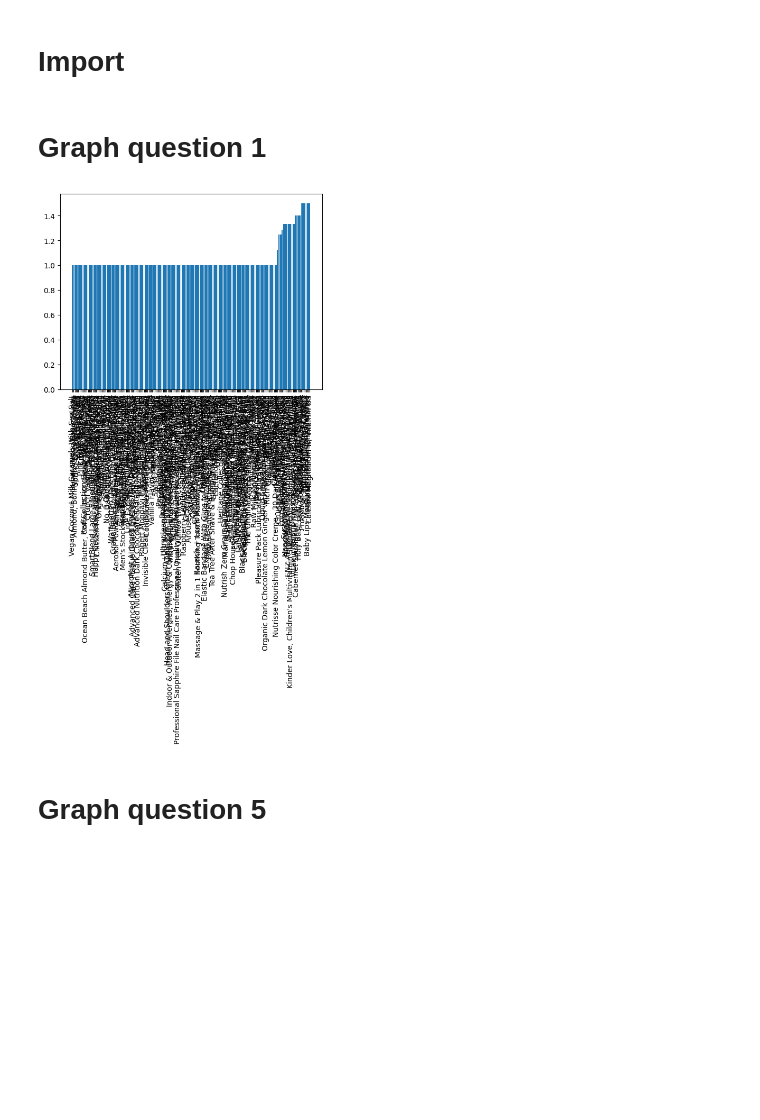
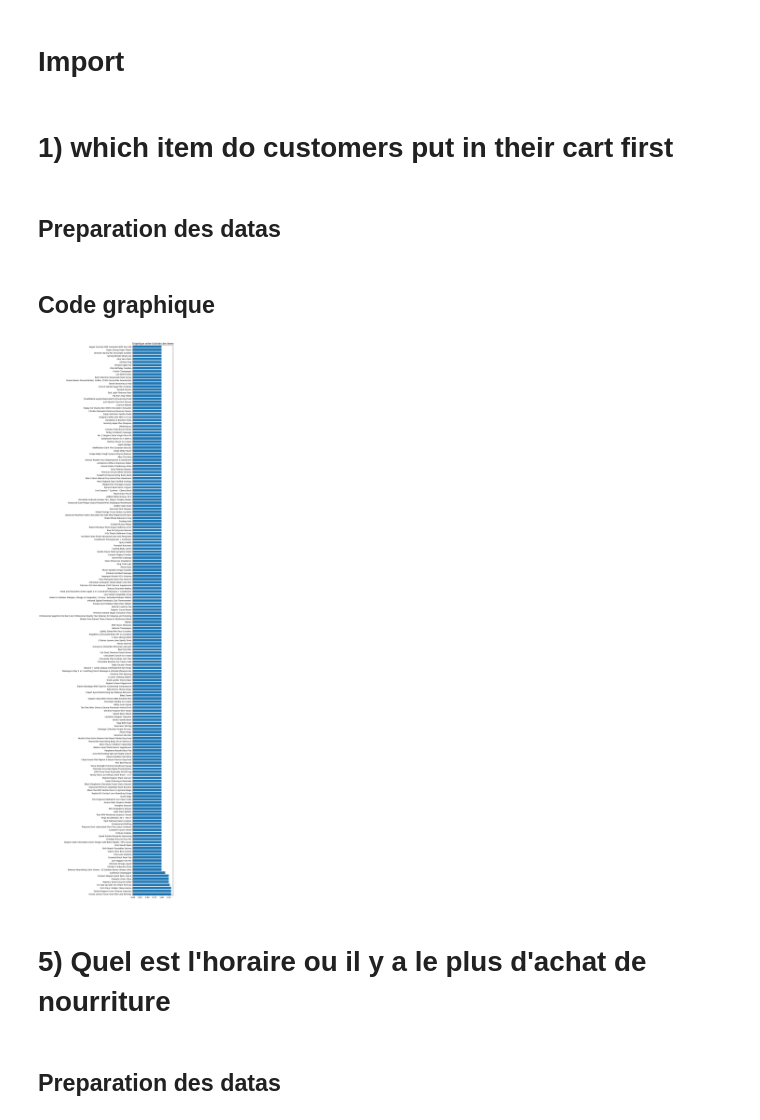
Before and after one commit to BastianHanart/NextBuy, a Jupyter notebook: notebook.ipynb, the cells around one changed output. Saved outputs shown, nothing was run; the diff lists cells and outputs as text; code cells hidden in the pictures; blank space fills up the shorter version.

```diff
--- a/notebook.ipynb
+++ b/notebook.ipynb
@@ -5,5 +5,7 @@ import pandas as pd
 import matplotlib.pyplot as plt
 import numpy as np
 # %% [markdown]
-# Graph question 1
+# 1) which item do customers put in their cart first
+# %% [markdown]
+## Preparation des datas
 # %%
@@ -25,17 +25,40 @@ CSV_Clean = CSV_untouch.groupby(
 
 # on retirer les index
 CSV_Clean = CSV_Clean.reset_index()
+# %% [markdown]
+## Code graphique
 # %%
 CSV_Clean = CSV_Clean.sort_values(by=["add_to_cart_order"])
-DF = CSV_Clean.head(200)
-# print(DF)
+# on prend ici les 180 premieres valeurs, car cela permet d'avoior entierement la liste des premieres valeurs
+DF = CSV_Clean.head(180)
+
+# on defini nos column
 x = DF['product_name']
 y = DF['add_to_cart_order']
-plt.bar(x,y)
-plt.tick_params(axis='x', labelrotation=90)
+
+# on met ici un graphique en hauteur pour avoir plus de visibilite
+fig, ax = plt.subplots(figsize=(10, 40))
+
+# on met ceci ici pour que la premiere valeur vient bien tout en haut du graphique sans espace blanc avec tight=True
+ax.autoscale(enable=True, axis='y', tight=True)
+
+# c'est la variante de .bar mais ici pour les valeur verticale
+ax.barh(x, y)
+
+#on inverse les axe pour avoir la + petite valeur en premiere
+ax.invert_yaxis()
+
+# permet de bien mettre tout les noms correctement, les format, retire les espaces inutiles, etc
+plt.tight_layout()
+plt.title("Graphique ordre d'achats des items")
+
+# on save l'image
+plt.savefig('Graphique_Img/Graph_First_item_cart.png')
 
 plt.show()
 # %% [output]
-[figure, old version]
+[figure, new version]
 # %% [markdown]
-# Graph question 5
+# 5) Quel est l'horaire ou il y a le plus d'achat de nourriture
+# %% [markdown]
+## Preparation des datas
```
Also changed, not shown: parts of 14 cells of this notebook, 6 other files.
